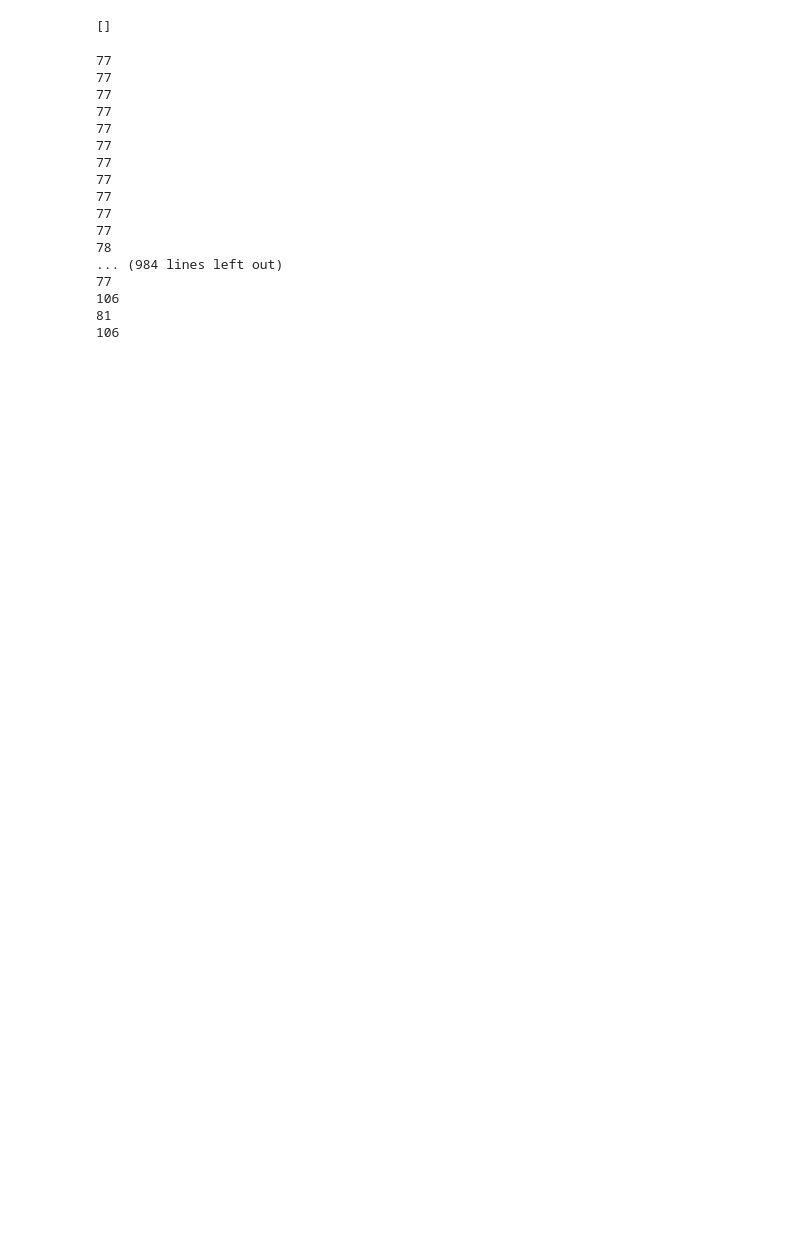
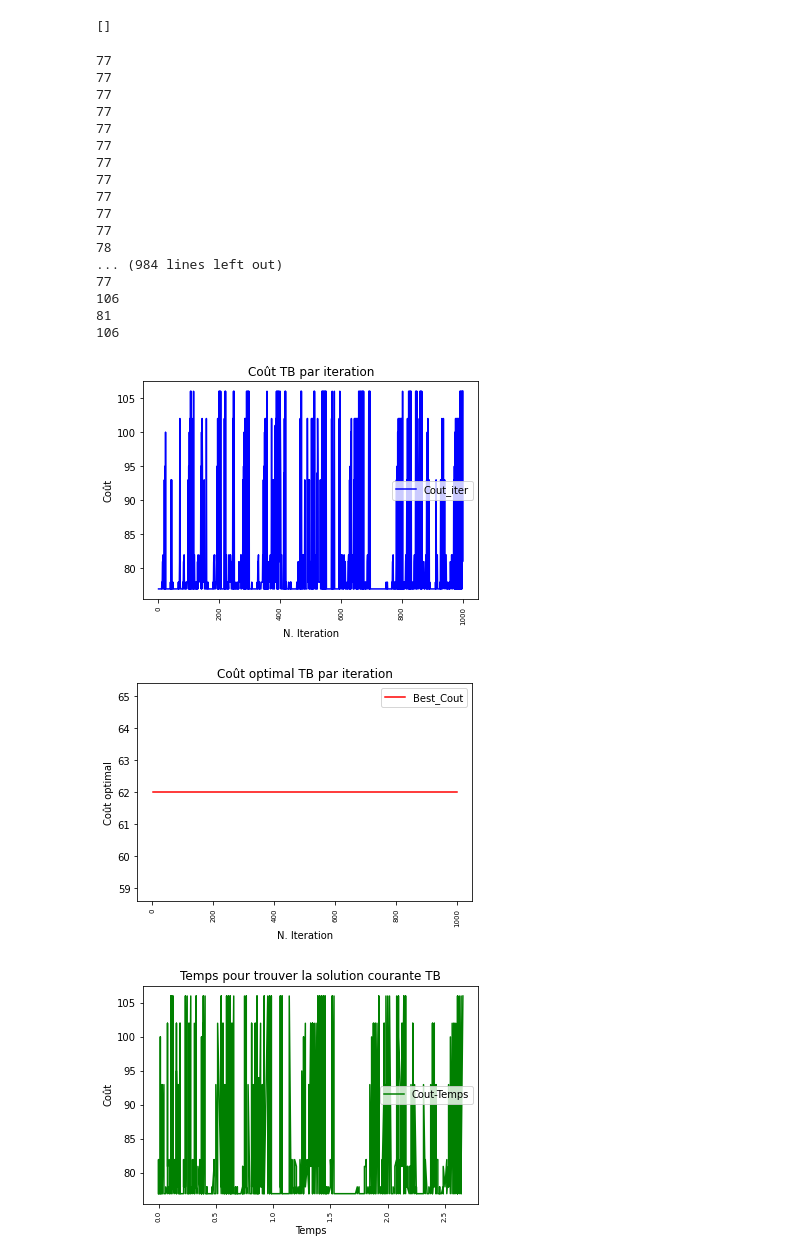
Before and after one commit to cedced19/ICO-fil-rouge, a Jupyter notebook: tabou/first-try-with-capacities.ipynb, the cells around one changed output. Saved outputs shown, nothing was run; the diff lists cells and outputs as text; code cells hidden in the pictures; blank space fills up the shorter version.

```diff
--- a/tabou/first-try-with-capacities.ipynb
+++ b/tabou/first-try-with-capacities.ipynb
@@ -316,6 +309,11 @@ exchange_inside([[1, 2, 5], [4, 3], [], []], matrice_example, 18, tabu_list, 15,
 []
 # %%
 def tabu(sol_init, matrice, n_max, aspiration, w, capacities, max_capacity):
+    start = process_time()
+    cout_iter = []
+    cout_best_iter = []
+    temps_cout_iter = []
+    nb_iter = []
     best_sol = sol_init
     current_sol = sol_init
     n_iter = 0
@@ -327,36 +325,99 @@ def tabu(sol_init, matrice, n_max, aspiration, w, capacities, max_capacity):
         tmp.sort(key=lambda x: x[2])
         if (len(tmp)):
             current_sol = tmp[0][0]
+            temps_cout_iter.append(process_time() - start)
             tabu_list.append(tmp[0][1])
             print(tmp[0][2])
         else:
             break
         if (cout(current_sol, matrice, w) < cout(best_sol, matrice, w)):
             best_sol = current_sol
             best_iter = n_iter
-        # ici ajouter plot (n_iter, cout(current_sol))
-        # ici ajouter plot (time, cout(current_sol))
-        # ici ajouter plot (n_iter, cout(best_sol))
-        # ici ajouter plot (time, cout(current_sol))
+
+        cout_iter.append(cout(current_sol, matrice, w))
+        nb_iter.append(n_iter)
+        cout_best_iter.append(cout(best_sol, matrice, w))
+
+    # plot1 : coût par itération
+    #plt.subplot(1,2,1)
+    plt.plot(nb_iter, cout_iter, 'b-', label="Cout_iter")
+    plt.legend()
+    plt.title("Coût TB par iteration")
+    plt.xlabel("N. Iteration", fontsize=10)
+    plt.xticks(rotation=90, fontsize=7)
+    plt.ylabel("Coût")
+    # x_major_locator = MultipleLocator(5)
+    # y_major_locator = MultipleLocator(5)
+    # ax = plt.gca()
+    # ax.xaxis.set_major_locator(x_major_locator)
+    # ax.yaxis.set_major_locator(y_major_locator)
+    plt.show()
+
+    # plot2 : coût optimal par itération
+    #plt.subplot(1,2,2)
+    plt.plot(nb_iter, cout_best_iter, 'r-', label="Best_Cout")
+    plt.legend()
+    plt.title("Coût optimal TB par iteration")
+    plt.xlabel("N. Iteration")
+    plt.xticks(rotation=90, fontsize=7)
+    plt.ylabel("Coût optimal")
+    # x_major_locator = MultipleLocator(5)
+    # y_major_locator = MultipleLocator(2)
+    # ax = plt.gca()
+    # ax.xaxis.set_major_locator(x_major_locator)
+    # ax.yaxis.set_major_locator(y_major_locator)
+    plt.show()
+
+    #plot3: temps par cout courrent
+    plt.plot(temps_cout_iter, cout_iter,'g-', label="Cout-Temps")
+    plt.legend()
+    plt.title("Temps pour trouver la solution courante TB")
+    plt.xlabel("Temps")
+    plt.xticks(rotation=90, fontsize=7)
+    plt.ylabel("Coût")
+    # x_major_locator = MultipleLocator(0.005)
+    # y_major_locator = MultipleLocator(5)
+    # ax = plt.gca()
+    # ax.xaxis.set_major_locator(x_major_locator)
+    # ax.yaxis.set_major_locator(y_major_locator)
+    plt.show()
+
+    #plot4: temps par cout optimal
+    plt.plot(temps_cout_iter, cout_best_iter,'y-', label="Cout Optimal-Temps")
+    plt.legend()
+    plt.title("Temps pour trouver la solution optimale TB")
+    plt.xlabel("Temps")
+    plt.ylabel("Coût optimal")
+    plt.xticks(rotation=90, fontsize=7)
+    # x_major_locator = MultipleLocator(0.005)
+    # y_major_locator = MultipleLocator(2)
+    # ax = plt.gca()
+    # ax.xaxis.set_major_locator(x_major_locator)
+    # ax.yaxis.set_major_locator(y_major_locator)
+    plt.show()
+
     return best_sol, cout(best_sol, matrice, w)
 capacities_example = [20, 40, 50, 70, 30]
 max_capacity = 100
 tabu([[1, 2, 5], [4, 3]], matrice_example, 1000, 1000, 5, capacities_example, max_capacity)
 # %% [output]
 77
 77
 77
 77
 77
 77
 77
 77
 77
 77
 77
 78
 ... (984 lines left out)
 77
 106
 81
 106
+[figure, added]
+[figure, added]
+[figure, added]
```
Also changed, not shown: parts of 6 cells of this notebook, 2 other files.
